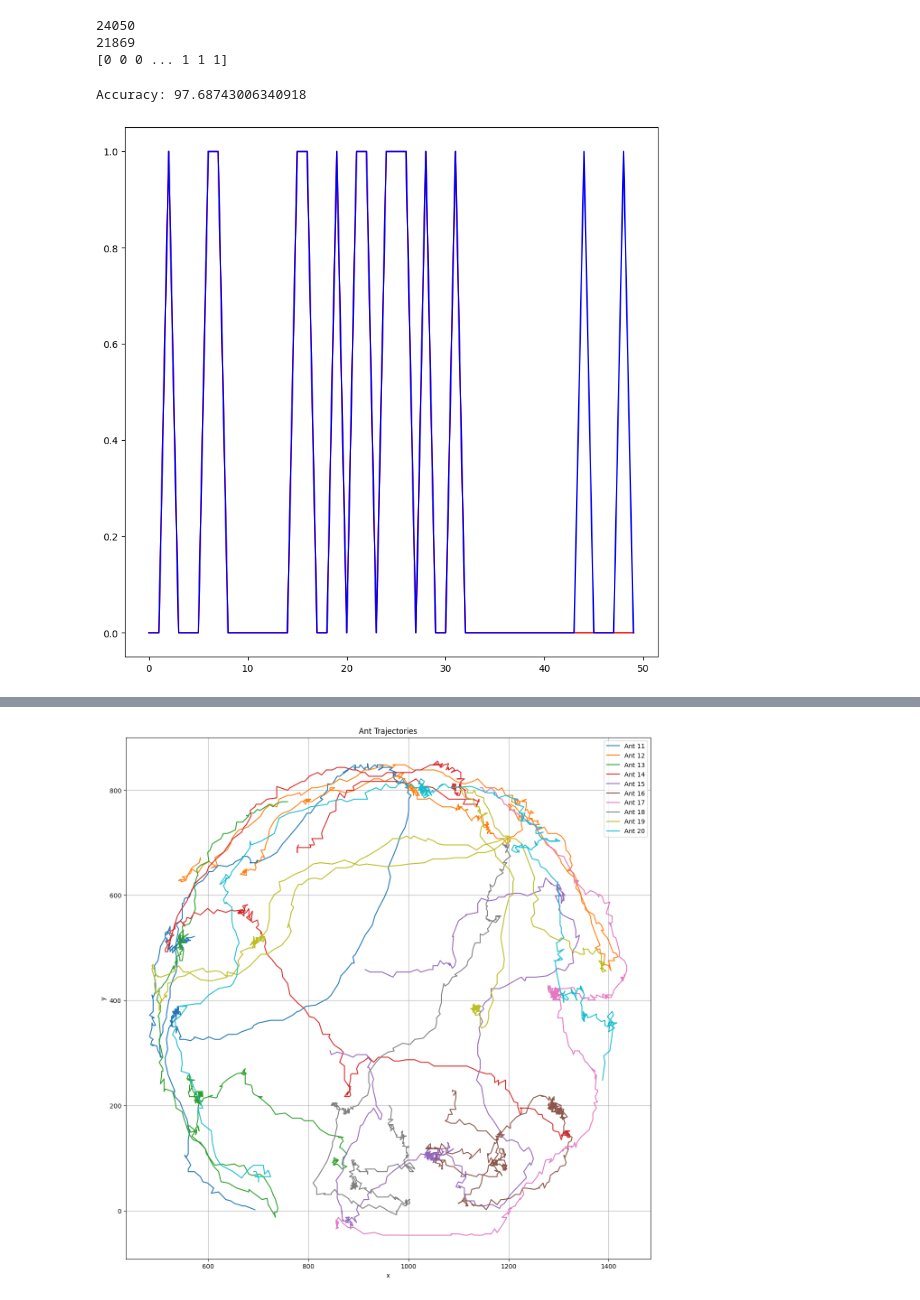
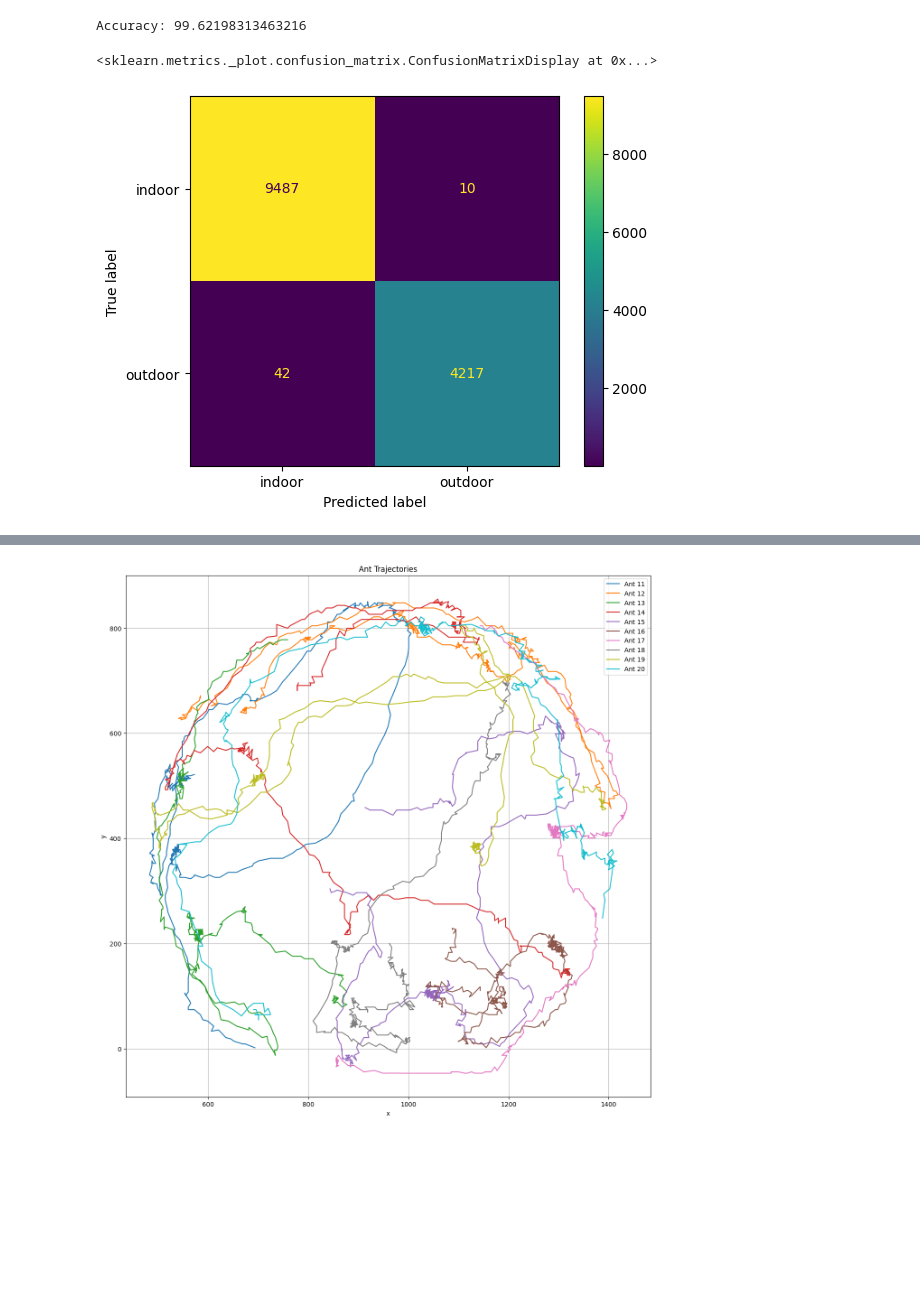
Before and after one commit to Lumalizer/AntColony_Complex_Systems_2024, a Jupyter notebook: attractors_ants.ipynb, the cells around one changed output, grey strips where cells are left out. Cells and saved outputs as stored; diff of their text form; code cells hidden in the pictures; blank space fills up the shorter version.

```diff
--- a/attractors_ants.ipynb
+++ b/attractors_ants.ipynb
@@ -11,39 +11,42 @@ ant_data = get_ant_datafiles_info()
 data_indoor = pd.DataFrame()
 data_outdoor = pd.DataFrame()
 
-for i in range(0,5):
+for i in range(0,4):
     pre_data = preprocess_antcolony_data(ant_data['file'][i])
     data_indoor = pd.concat([data_indoor,pre_data])
 
-for i in range(5,10):
+for i in range(5,9):
     pre_data = preprocess_antcolony_data(ant_data['file'][i])
     data_outdoor = pd.concat([data_outdoor,pre_data])
 
-
-print(len(data_indoor.index))
-print(len(data_outdoor.index))
+test_indoor = preprocess_antcolony_data(ant_data['file'][4])
+test_outdoor = preprocess_antcolony_data(ant_data['file'][9])
 
 data_indoor = data_indoor.dropna()
 data_outdoor = data_outdoor.dropna()
 
+test_indoor = test_indoor.dropna()
+test_outdoor = test_outdoor.dropna()
+
 data_indoor['location'] = "indoor"
 data_outdoor['location'] = "outdoor"
 
+test_indoor["location"] = "indoor"
+test_outdoor["location"] = "outdoor"
+
 full_data = pd.concat([data_indoor,data_outdoor])
+test_data = pd.concat([test_indoor, test_outdoor])
 
-X = full_data[["x", "y", "speed", "cos(angle)"]]
-y = full_data["location"]
+X_train = full_data[["speed", "cos(angle)"]]
+y_train = full_data["location"]
 
-lab_enc = preprocessing.LabelEncoder()
-enc = lab_enc.fit_transform(y)
+X_test = test_data[["speed", "cos(angle)"]]
+y_test = test_data["location"]
 
-print(enc)
+# lab_enc = preprocessing.LabelEncoder()
 
-X_train, X_test, y_train, y_test = train_test_split(X, enc, test_size=0.2, random_state=42)
+# y_train = lab_enc.fit_transform(y_train)
+# y_test = lab_enc.fit_transform(y_test)
-# %% [output]
-24050
-21869
-[0 0 0 ... 1 1 1]
 # %%
 from sklearn.ensemble import RandomForestClassifier
 from sklearn.metrics import accuracy_score
@@ -55,15 +58,19 @@ y_pred = rf_classifier.predict(X_test)
 accuracy = accuracy_score(y_test, y_pred)
 print("Accuracy:", accuracy*100)
 # %% [output]
-Accuracy: 97.68743006340918
+Accuracy: 99.62198313463216
 # %%
-plt.figure(figsize=(10,10))
+# plt.figure(figsize=(10,10))
 
-plt.plot(y_pred[:50], color = 'r')
-plt.plot(y_test[:50], color = 'b')
+# plt.plot(y_pred, color = 'r')
+# plt.plot(y_test, color = 'b')
+# plt.show()
 
-plt.show()
+cm = confusion_matrix(y_test,y_pred, labels= ["indoor", "outdoor"])
+disp = ConfusionMatrixDisplay(confusion_matrix=cm, display_labels=["indoor", "outdoor"])
+disp.plot()
 # %% [output]
+<sklearn.metrics._plot.confusion_matrix.ConfusionMatrixDisplay at 0x...>
-[figure, old version]
+[figure, new version]
 # %%
 from sklearn.tree import DecisionTreeClassifier
```
Also changed, not shown: parts of 3 cells of this notebook.
